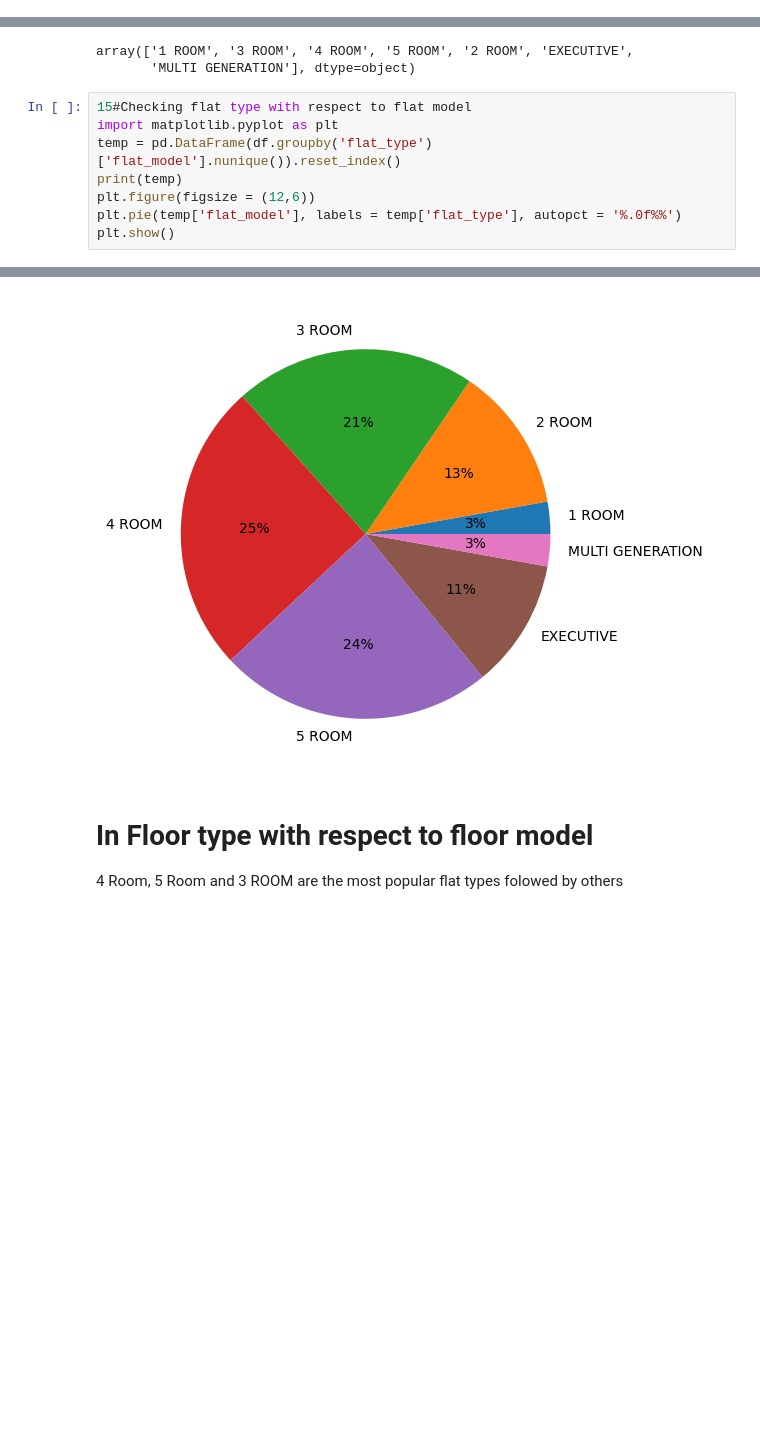
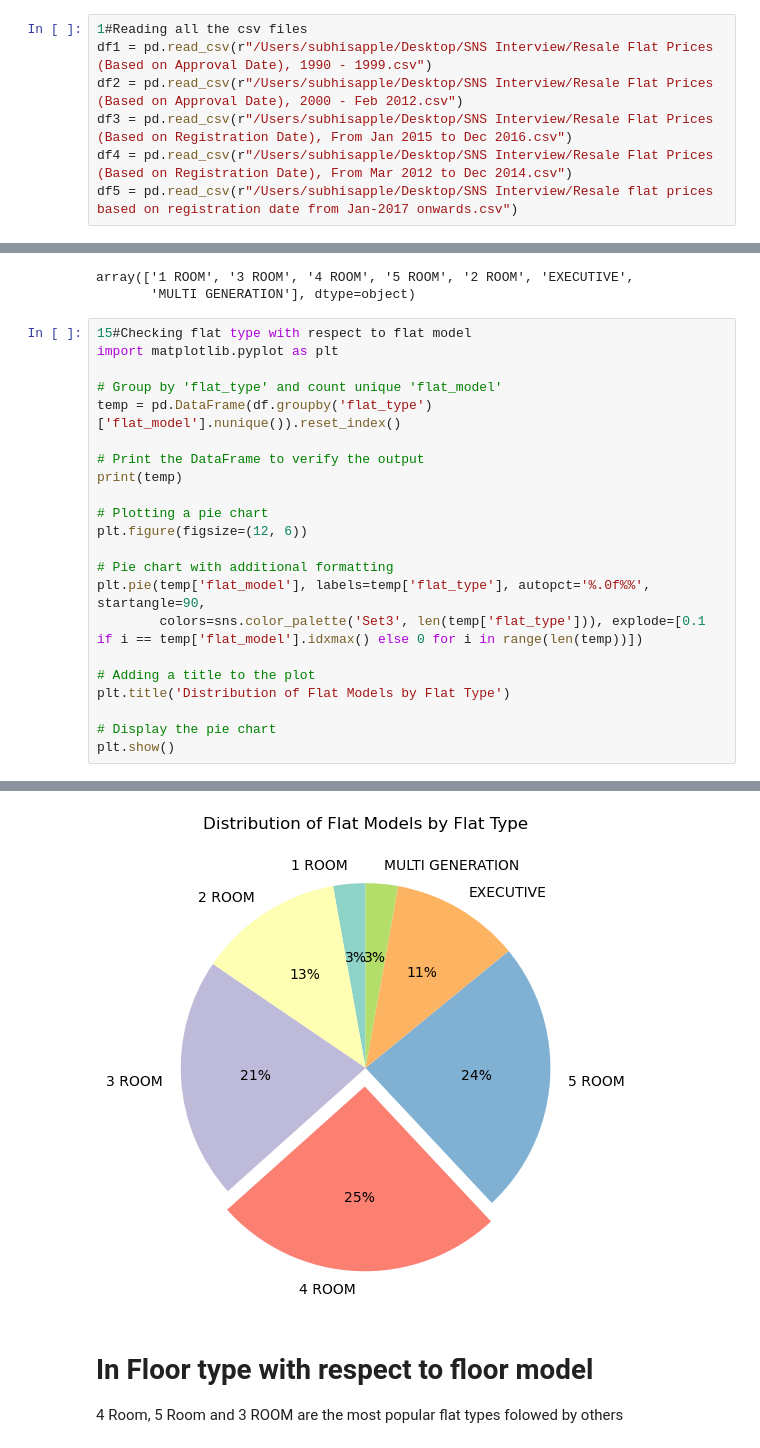
Before and after one commit to SubhashGovindharaj/Singapore-sales-prediction, a Jupyter notebook: singapore.ipynb, the cells around one changed output, grey strips where cells are left out. Cells and saved outputs as stored; diff of their text form; blank space fills up the shorter version.

```diff
--- a/singapore.ipynb
+++ b/singapore.ipynb
@@ -12,3 +3,10 @@ df5 = pd.read_csv("/content/ResaleflatpricesbasedonregistrationdatefromJan2017on
+# %%
+1#Reading all the csv files
+df1 = pd.read_csv(r"/Users/subhisapple/Desktop/SNS Interview/Resale Flat Prices (Based on Approval Date), 1990 - 1999.csv")
+df2 = pd.read_csv(r"/Users/subhisapple/Desktop/SNS Interview/Resale Flat Prices (Based on Approval Date), 2000 - Feb 2012.csv")
+df3 = pd.read_csv(r"/Users/subhisapple/Desktop/SNS Interview/Resale Flat Prices (Based on Registration Date), From Jan 2015 to Dec 2016.csv")
+df4 = pd.read_csv(r"/Users/subhisapple/Desktop/SNS Interview/Resale Flat Prices (Based on Registration Date), From Mar 2012 to Dec 2014.csv")
+df5 = pd.read_csv(r"/Users/subhisapple/Desktop/SNS Interview/Resale flat prices based on registration date from Jan-2017 onwards.csv")
 # %%
 2#Checking the head
 print(df1.head)
@@ -244,21 +230,35 @@ array(['1 ROOM', '3 ROOM', '4 ROOM', '5 ROOM', '2 ROOM', 'EXECUTIVE',
 # %%
 15#Checking flat type with respect to flat model
 import matplotlib.pyplot as plt
+
+# Group by 'flat_type' and count unique 'flat_model'
 temp = pd.DataFrame(df.groupby('flat_type')['flat_model'].nunique()).reset_index()
+
+# Print the DataFrame to verify the output
 print(temp)
-plt.figure(figsize = (12,6))
-plt.pie(temp['flat_model'], labels = temp['flat_type'], autopct = '%.0f%%')
+
+# Plotting a pie chart
+plt.figure(figsize=(12, 6))
+
+# Pie chart with additional formatting
+plt.pie(temp['flat_model'], labels=temp['flat_type'], autopct='%.0f%%', startangle=90,
+        colors=sns.color_palette('Set3', len(temp['flat_type'])), explode=[0.1 if i == temp['flat_model'].idxmax() else 0 for i in range(len(temp))])
+
+# Adding a title to the plot
+plt.title('Distribution of Flat Models by Flat Type')
+
+# Display the pie chart
 plt.show()
 # %% [output]
           flat_type  flat_model
 0            1 ROOM           2
 1            2 ROOM           9
 2            3 ROOM          15
 3            4 ROOM          18
 4            5 ROOM          17
 5         EXECUTIVE           8
 6  MULTI GENERATION           2
-[figure, old version]
+[figure, new version]
 # %% [markdown]
 # In Floor type with respect to floor model
 4 Room, 5 Room and 3 ROOM are the most popular flat types folowed by others
```
Also changed, not shown: parts of 44 cells of this notebook.
